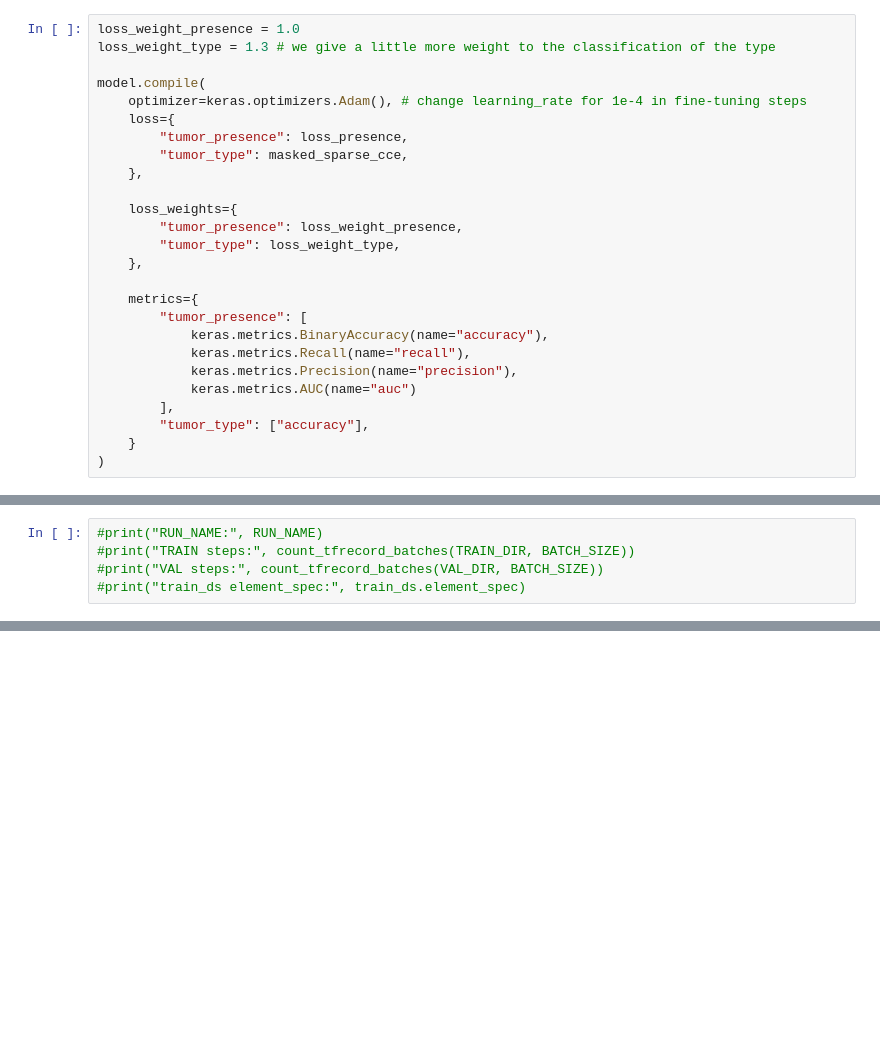
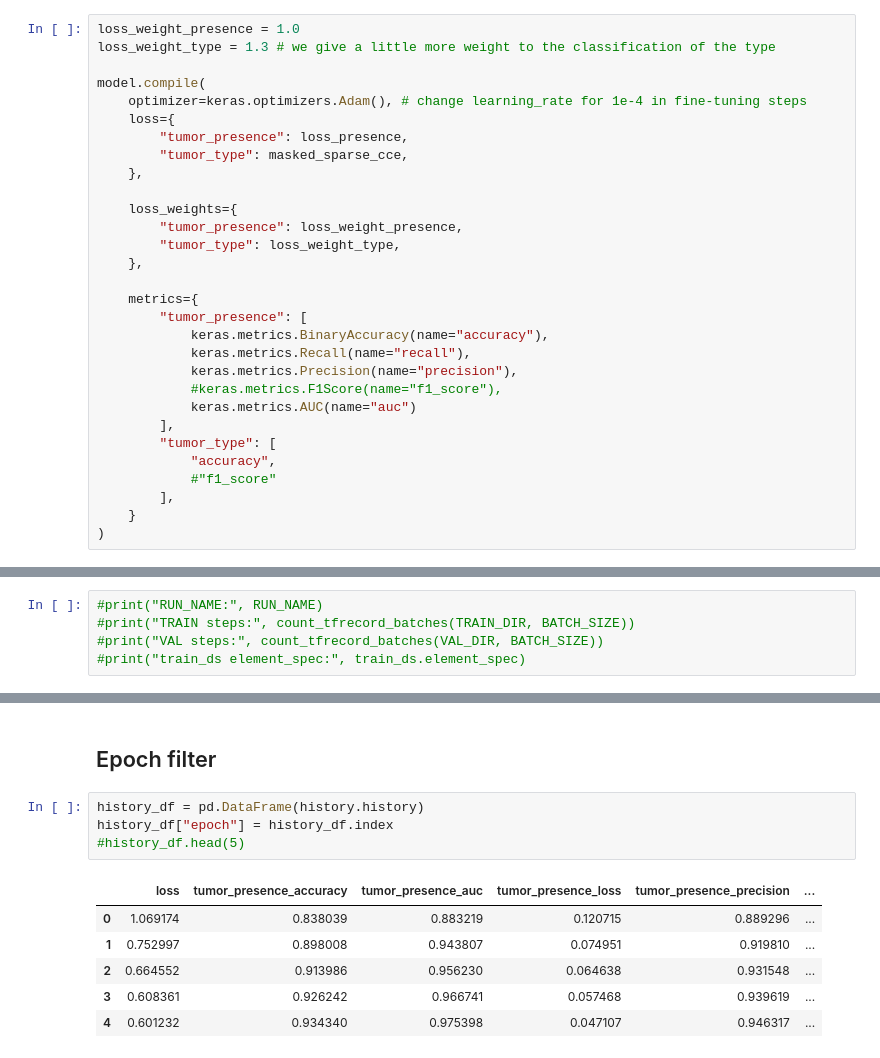
Before and after one commit to Jeremy-Duval-PhD/Brain_Tumor_MRI_Dataset, a Jupyter notebook: notebooks/Modeling.ipynb, the cells around one changed output, grey strips where cells are left out. Saved outputs shown, nothing was run; the diff lists cells and outputs as text; blank space fills up the shorter version.

Commit message:
WIP : modelling : Add personnalized score to select best epoch

```diff
--- a/notebooks/Modeling.ipynb
+++ b/notebooks/Modeling.ipynb
@@ -212,9 +213,13 @@ model.compile(
             keras.metrics.BinaryAccuracy(name="accuracy"),
             keras.metrics.Recall(name="recall"),
             keras.metrics.Precision(name="precision"),
+            #keras.metrics.F1Score(name="f1_score"),
             keras.metrics.AUC(name="auc")
         ],
-        "tumor_type": ["accuracy"],
+        "tumor_type": [
+            "accuracy",
+            #"f1_score"
+        ],
     }
 )
 # %%
@@ -470,0 +463,13 @@ Epoch 14/50
+# %% [markdown]
+## Epoch filter
+# %%
+history_df = pd.DataFrame(history.history)
+history_df["epoch"] = history_df.index
+#history_df.head(5)
+# %% [output]
+|  | loss | tumor_presence_accuracy | tumor_presence_auc | tumor_presence_loss | tumor_presence_precision | ... |
+| 0 | 1.069174 | 0.838039 | 0.883219 | 0.120715 | 0.889296 | ... |
+| 1 | 0.752997 | 0.898008 | 0.943807 | 0.074951 | 0.919810 | ... |
+| 2 | 0.664552 | 0.913986 | 0.956230 | 0.064638 | 0.931548 | ... |
+| 3 | 0.608361 | 0.926242 | 0.966741 | 0.057468 | 0.939619 | ... |
+| 4 | 0.601232 | 0.934340 | 0.975398 | 0.047107 | 0.946317 | ... |
```
Also changed, not shown: parts of 12 cells of this notebook, 1 other file.
